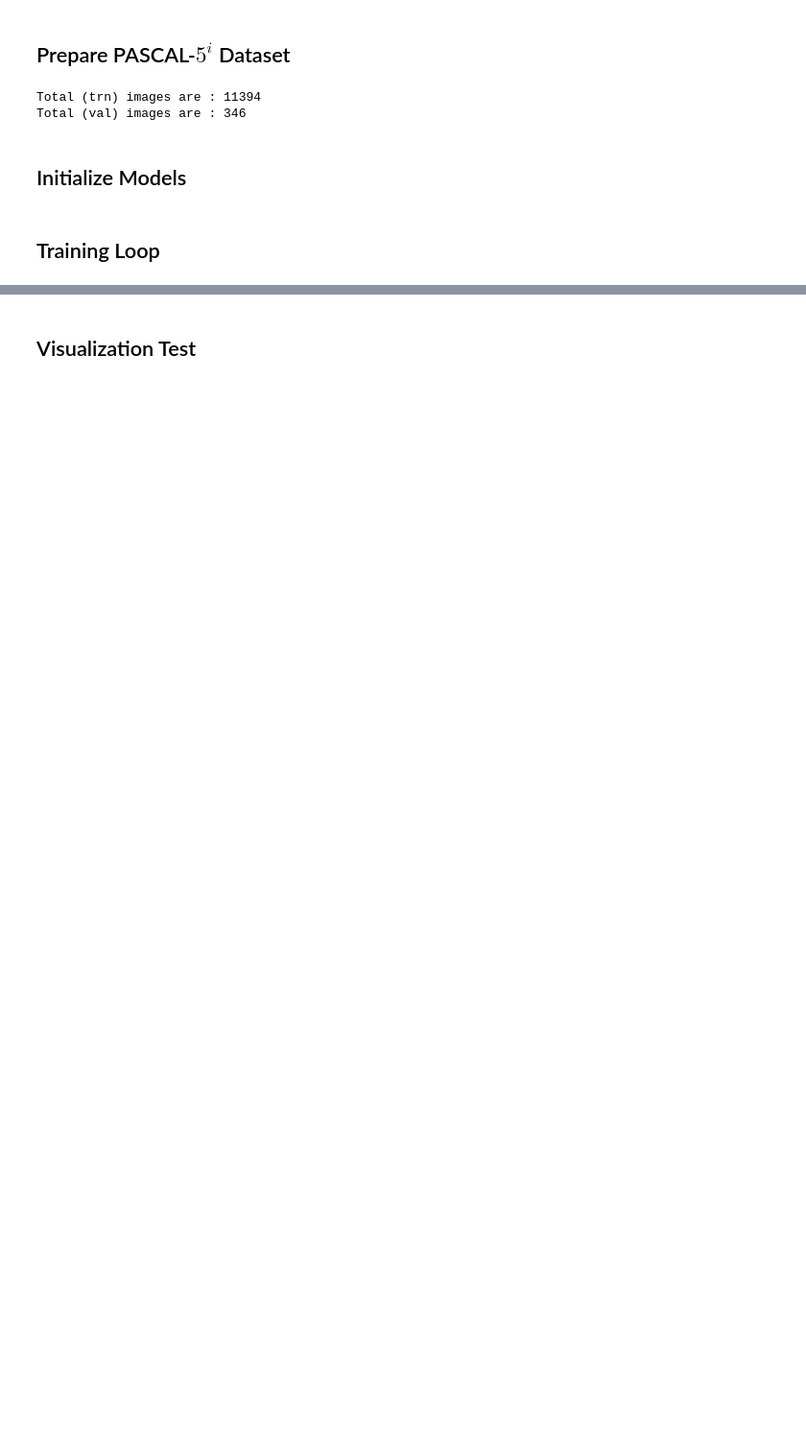
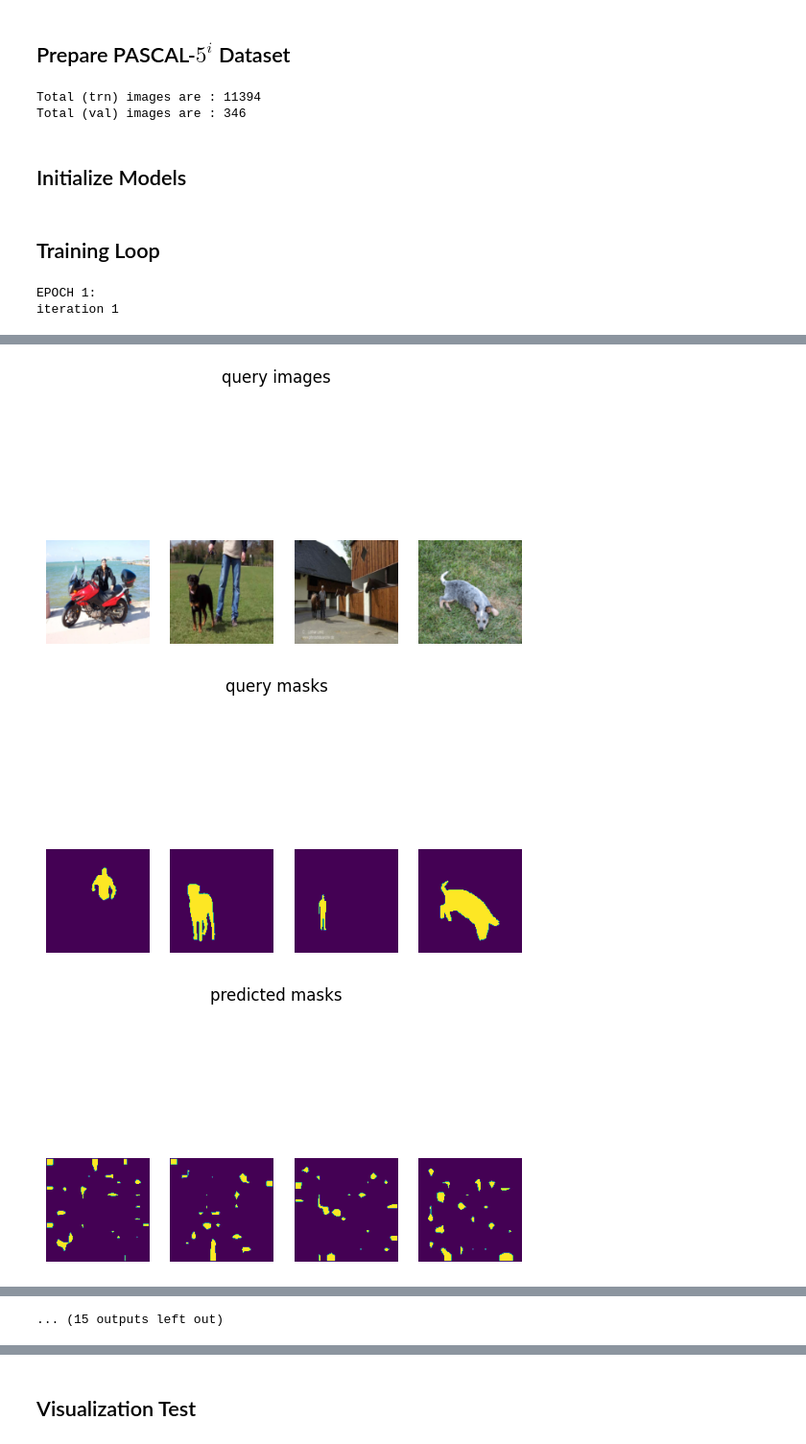
Before and after one commit to bartuakyurek/AAFormer, a Jupyter notebook: main.ipynb, the cells around one changed output, grey strips where cells are left out. Shown at 96% size. Cells and saved outputs as stored; diff of their text form; code cells hidden in the pictures; blank space fills up the shorter version.

Commit message:
train refactored

```diff
--- a/main.ipynb
+++ b/main.ipynb
@@ -99,6 +82,10 @@ use_dice_loss = False                     # False means use CrossEntropy loss
 cuda = torch.cuda.is_available()          #
 device = 'cuda' if cuda else 'cpu'        #
 checkpoint = 100                          # Save the model every {checkpoint} iteration
+
+## Optimzer
+# ----------------------------------------------------------------
+optimizer = {}                            # set after model set
 # %% [markdown]
 ## Prepare PASCAL-$5^i$ Dataset
 # %%
@@ -130,7 +117,8 @@ Total (val) images are : 346
 # %% [markdown]
 ## Initialize Models
 # %%
-
+from model.aaformer import AAFormer
+from common.dice_loss import BinaryDiceLoss
 
 model = AAFormer(cuda = cuda,
                  c = c,
@@ -143,5 +131,23 @@ model = AAFormer(cuda = cuda,
                  bypass_ot=bypass_ot,
                  sinkhorn_reg=sinkhorn_reg,
                  max_iter_ot=max_iter_ot)
+
+optimizer["adamw"] = torch.optim.AdamW(model.parameters(), lr=adam_lr, weight_decay=adam_decay)
+
+loss_fn = DiceLoss()
 # %% [markdown]
 ## Training Loop
+# %%
+train(
+    model=model,
+    loss_fn=loss_fn,
+    optimizer=optimizer["adamw"],
+    num_epoch=num_epoch,
+    dataloader_trn=dataloader_trn,
+    dataloader_val=dataloader_val,
+    loss_batch=1,
+    device = device,
+)
+# %% [output]
+EPOCH 1:
+iteration 1
@@ -147,0 +155,3 @@ model = AAFormer(cuda = cuda,
+[figure, added]
+[figure, added]
+[figure, added]
@@ -148,3 +197,4 @@ model = AAFormer(cuda = cuda,
+... (15 outputs left out)
 # %%
 # See Supplementary Material: "Dice loss is adopted to train our model" and AdamW optimizer is used for transformer blocks
 # Although BCE loss is not mentioned in the paper, many papers working on segmentation uses BCE to compare the binary masks
```
Also changed, not shown: parts of 4 cells of this notebook, 3 other files.
